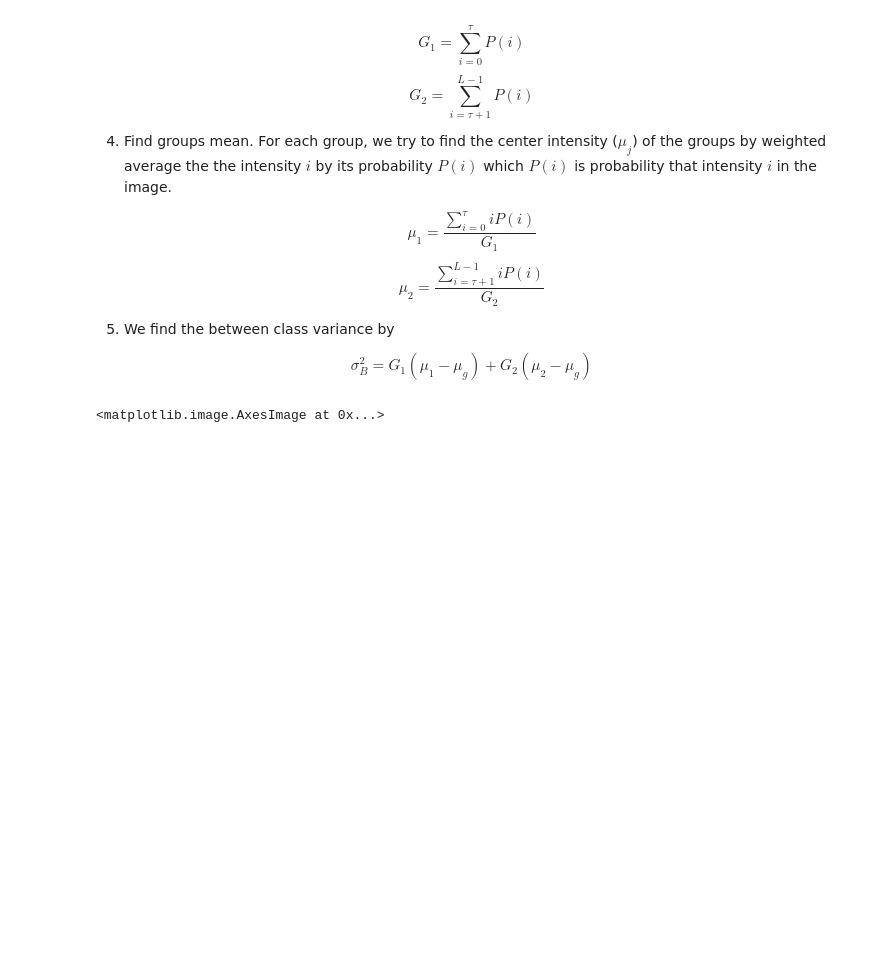
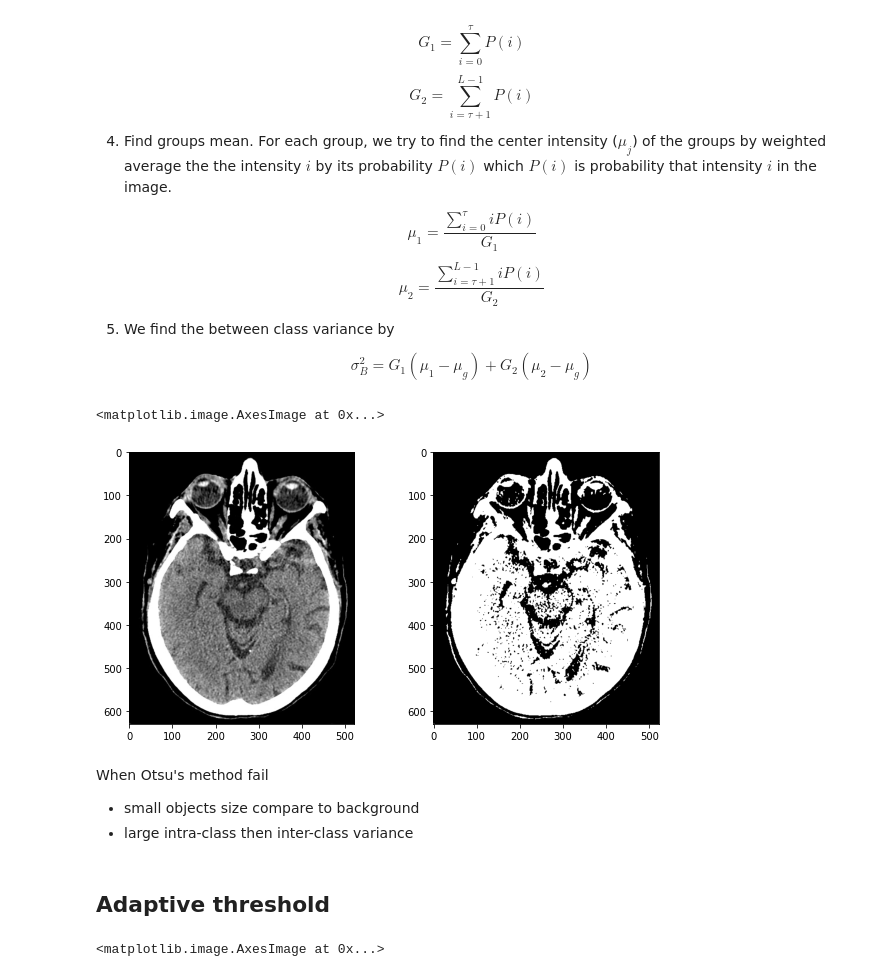
Before and after one commit to 44REAM/CEB-image_processing, a Jupyter notebook: image1.ipynb, the cells around one changed output. Cells and saved outputs as stored; diff of their text form; code cells hidden in the pictures; blank space fills up the shorter version.

```diff
--- a/image1.ipynb
+++ b/image1.ipynb
@@ -106,6 +106,22 @@ $$\mu_2 = \frac{\sum^{L-1}_{i=\tau+1}iP(i)}{G_2}$$
 5. We find the between class variance by
 
 $$σ_B^2 = G_1(\mu_1 - \mu_g) + G_2(\mu_2 - \mu_g)$$
+# %%
+otsu_thres, ct_image_otsu = cv2.threshold(ct_image, 0, 255, cv2.THRESH_BINARY + cv2.THRESH_OTSU)
+
+fig, axes = plt.subplots(1, 2, figsize = (10,5))
+
+axes[0].imshow(ct_image, cmap = 'gray')
+axes[1].imshow(ct_image_otsu, cmap = 'gray')
+# %% [output]
+<matplotlib.image.AxesImage at 0x...>
+[figure, added]
+# %% [markdown]
+When Otsu's method fail
+- small objects size compare to background
+- large intra-class then inter-class variance
+# %% [markdown]
+## Adaptive threshold
 # %%
 fig, axes = plt.subplots(1, 2, figsize = (10,5))
 
```
Also changed, not shown: parts of 1 cell of this notebook.
